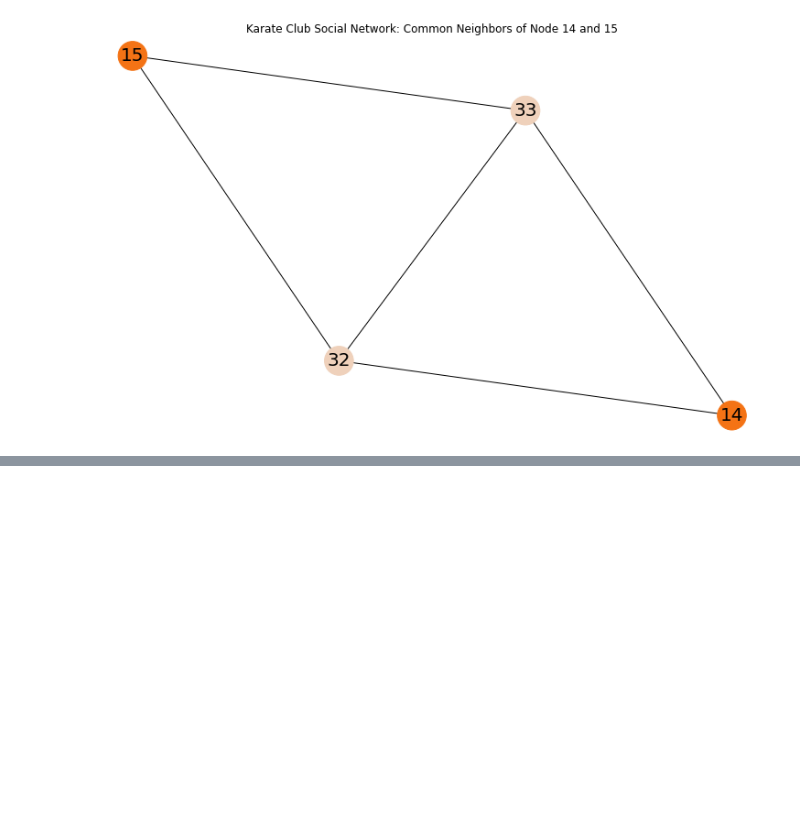
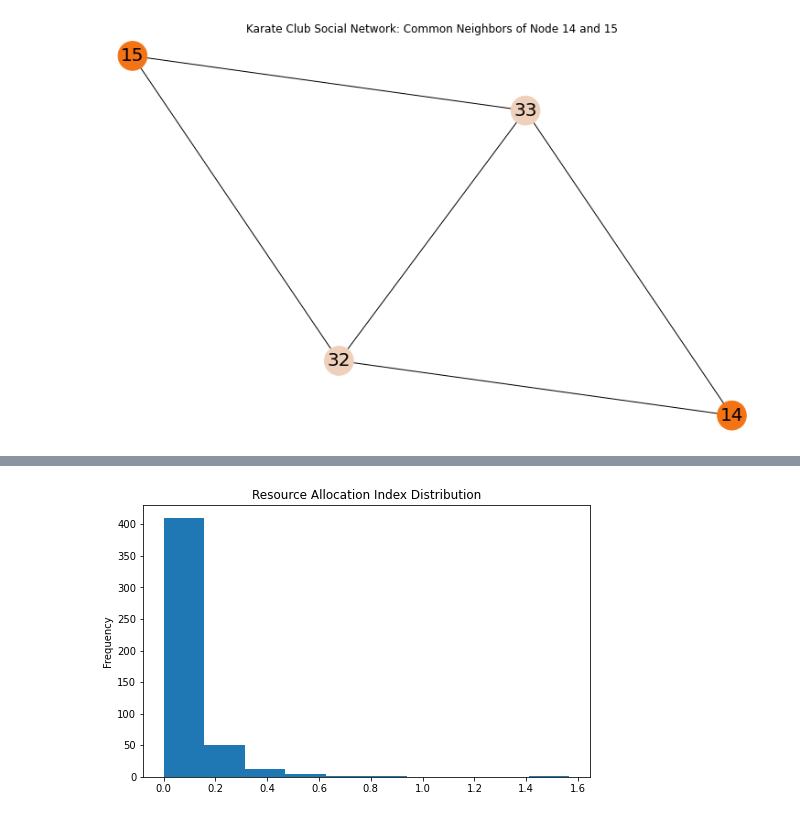
Before and after one commit to KangboLu/Graph-Analysis-with-NetworkX, a Jupyter notebook: 04_link_prediction_measures_part_1.ipynb, the cells around one changed output, grey strips where cells are left out. Cells and saved outputs as stored; diff of their text form; code cells hidden in the pictures; blank space fills up the shorter version.

Commit message:
add resource allocation index measure for link prediction

```diff
--- a/04_link_prediction_measures.ipynb
+++ b/04_link_prediction_measures_part_1.ipynb
@@ -407,0 +236,13 @@ plt.show()
+# %%
+# function return the resource allocation index dataframe sorted by the
+# resource allocation index value
+def get_resource_allocation_index(graph):
+    return pd.DataFrame(sorted(list(nx.resource_allocation_index(graph)),
+                        key=lambda x: x[-1], reverse=True),
+                        columns=["source", "target", "resource_allocation_index"])
+# %%
+resource_allocation_index_df = get_resource_allocation_index(karate_graph)
+resource_allocation_index_df.resource_allocation_index.plot.hist(bins=10, figsize=(8,5),
+    title="Resource Allocation Index Distribution");
+# %% [output]
+[figure, added]
```
Also changed, not shown: parts of 42 cells of this notebook.
